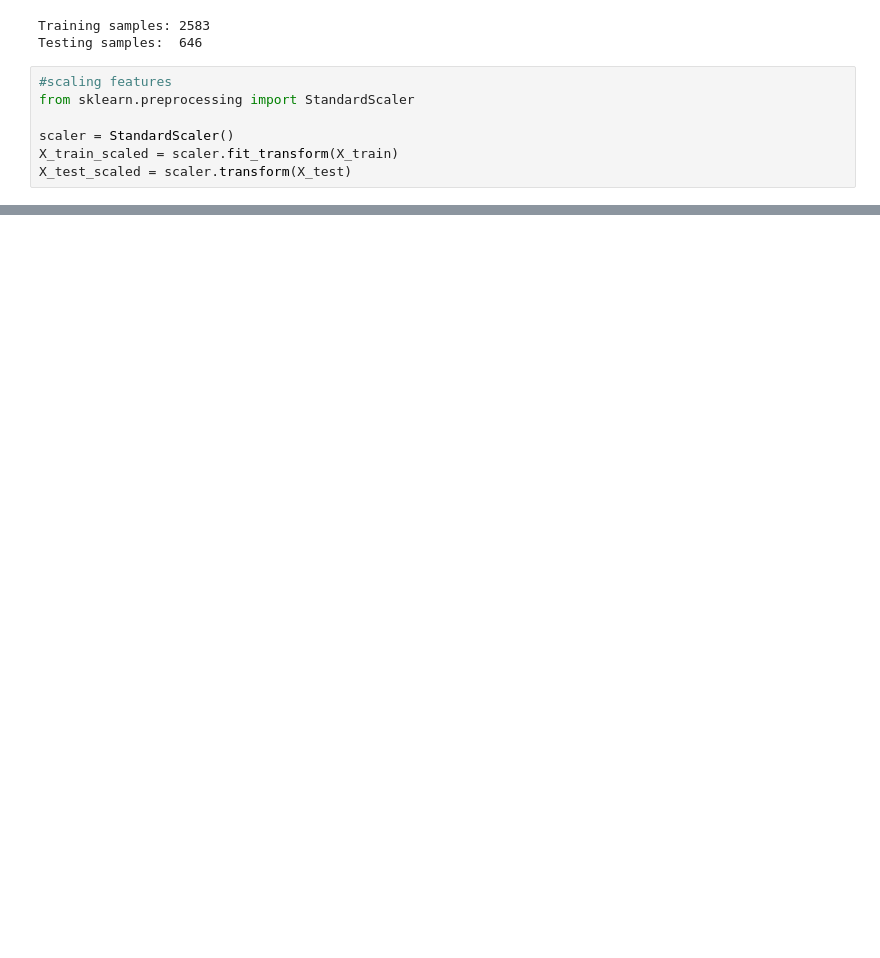
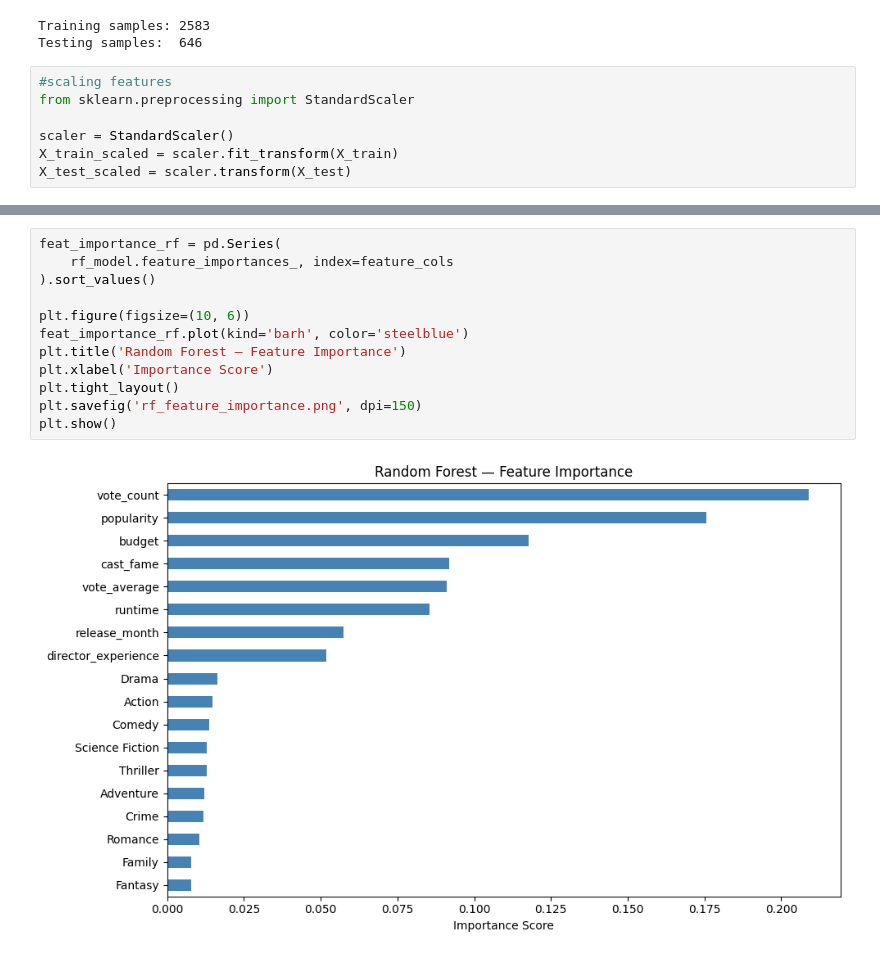
Before and after one commit to LukaM286/movie-success-prediction, a Jupyter notebook: movie_success_prediction.ipynb, the cells around one changed output, grey strips where cells are left out. Saved outputs shown, nothing was run; the diff lists cells and outputs as text; blank space fills up the shorter version.

```diff
--- a/movie_success_prediction.ipynb
+++ b/movie_success_prediction.ipynb
@@ -233,0 +361,14 @@ F1 Score:  0.722
+# %%
+feat_importance_rf = pd.Series(
+    rf_model.feature_importances_, index=feature_cols
+).sort_values()
+
+plt.figure(figsize=(10, 6))
+feat_importance_rf.plot(kind='barh', color='steelblue')
+plt.title('Random Forest — Feature Importance')
+plt.xlabel('Importance Score')
+plt.tight_layout()
+plt.savefig('rf_feature_importance.png', dpi=150)
+plt.show()
+# %% [output]
+[figure, added]
```
Also changed, not shown: parts of 23 cells of this notebook.
